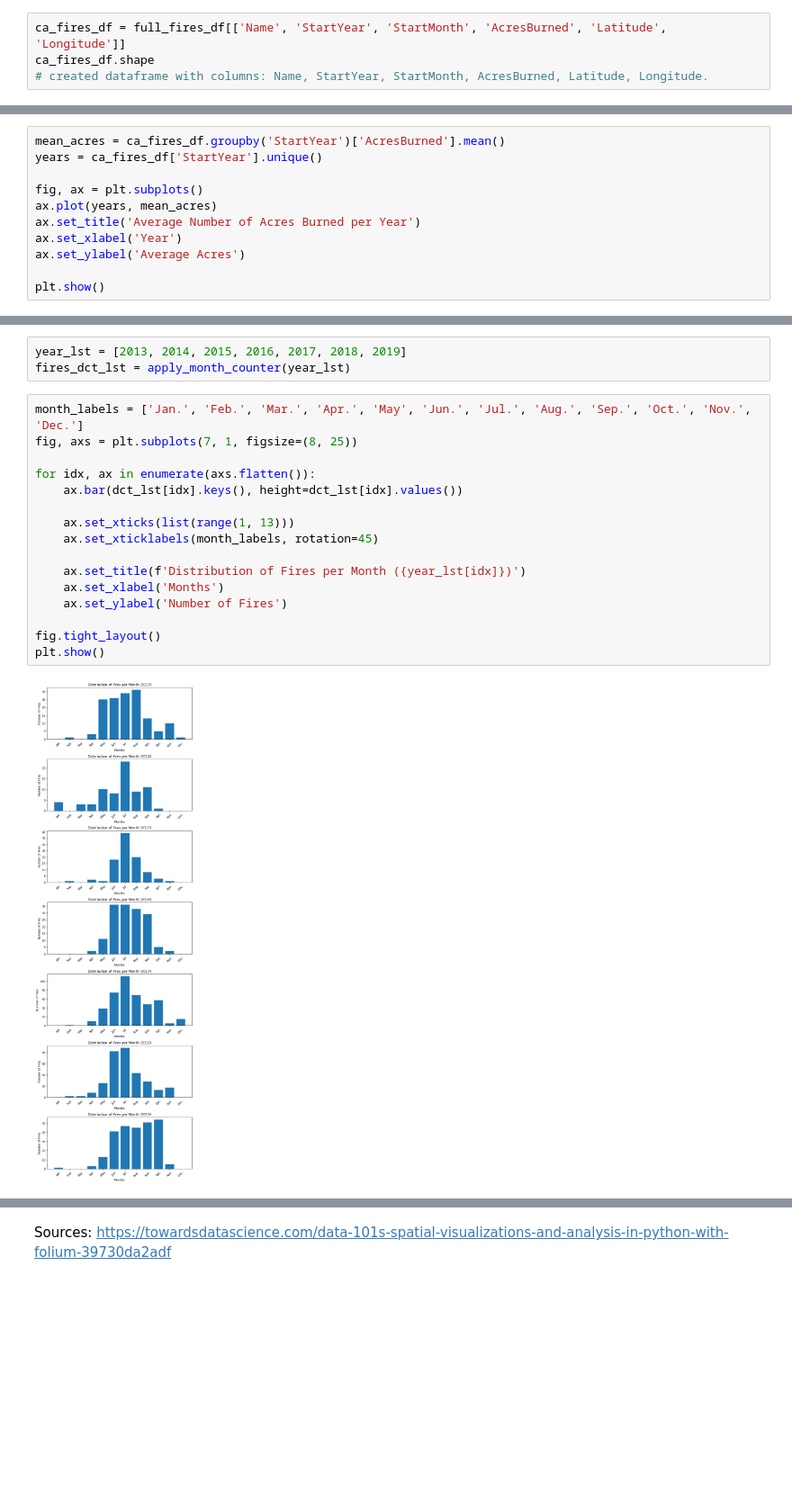
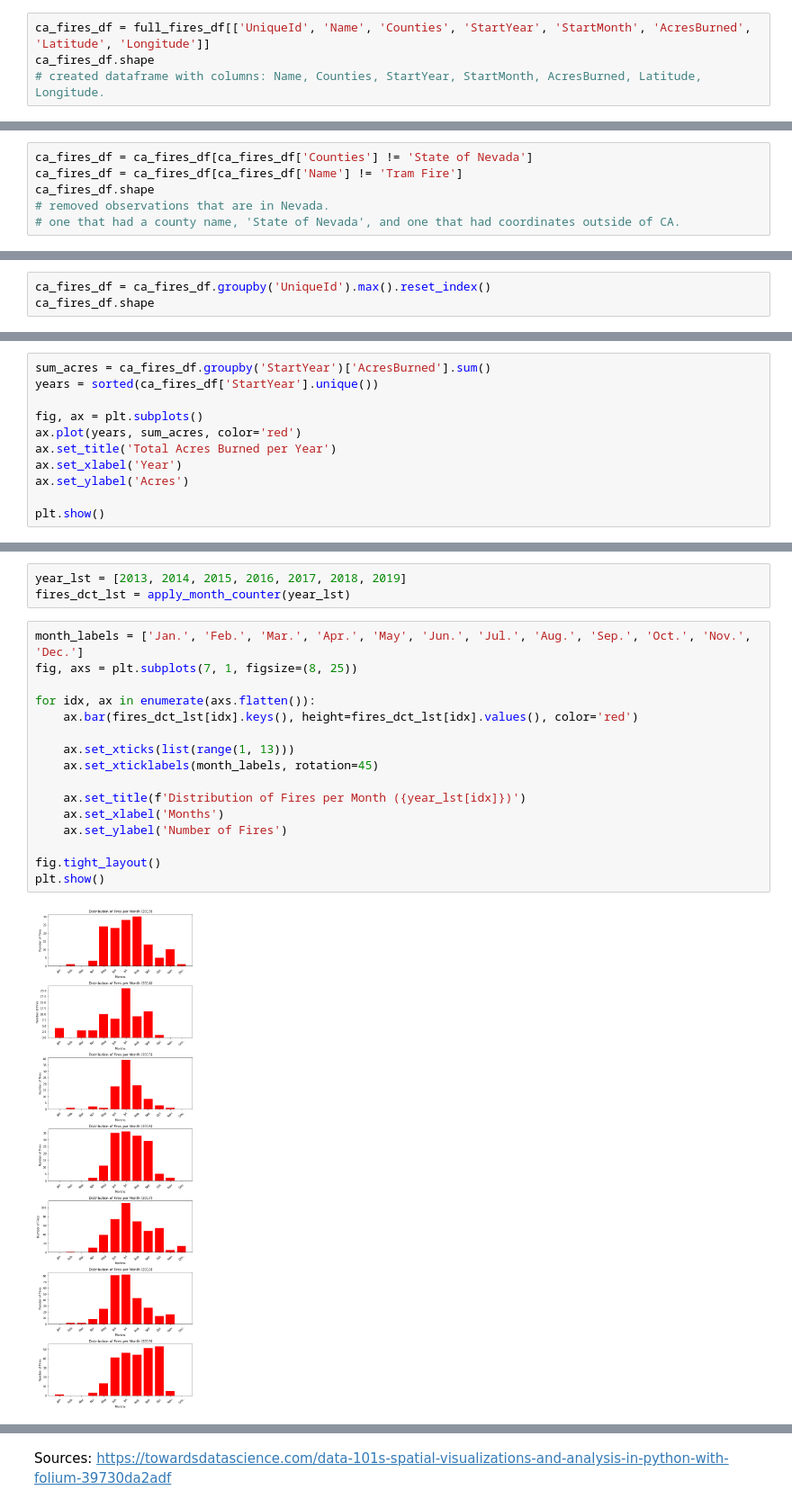
Before and after one commit to kaciewebster/ca-fire-incidents, a Jupyter notebook: ca-fire.ipynb, the cells around one changed output, grey strips where cells are left out. Shown at 90% size. Cells and saved outputs as stored; diff of their text form; blank space fills up the shorter version.

```diff
--- a/ca-fire.ipynb
+++ b/ca-fire.ipynb
@@ -101,7 +101,7 @@ full_fires_df['StartMonth']
 1635    10
 Name: StartMonth, Length: 1636, dtype: int64
 # %%
-ca_fires_df = full_fires_df[['Name', 'StartYear', 'StartMonth', 'AcresBurned', 'Latitude', 'Longitude']]
+ca_fires_df = full_fires_df[['UniqueId', 'Name', 'Counties', 'StartYear', 'StartMonth', 'AcresBurned', 'Latitude', 'Longitude']]
 ca_fires_df.shape
-# created dataframe with columns: Name, StartYear, StartMonth, AcresBurned, Latitude, Longitude.
+# created dataframe with columns: Name, Counties, StartYear, StartMonth, AcresBurned, Latitude, Longitude.
 # %% [output]
@@ -126,0 +134,6 @@ ca_fires_df.shape
+# %%
+ca_fires_df = ca_fires_df[ca_fires_df['Counties'] != 'State of Nevada']
+ca_fires_df = ca_fires_df[ca_fires_df['Name'] != 'Tram Fire']
+ca_fires_df.shape
+# removed observations that are in Nevada.
+# one that had a county name, 'State of Nevada', and one that had coordinates outside of CA.
@@ -163,0 +194,3 @@ memory usage: 79.8+ KB
+# %%
+ca_fires_df = ca_fires_df.groupby('UniqueId').max().reset_index()
+ca_fires_df.shape
@@ -198,12 +268,12 @@ plt.show()
 # %%
-mean_acres = ca_fires_df.groupby('StartYear')['AcresBurned'].mean()
-years = ca_fires_df['StartYear'].unique()
+sum_acres = ca_fires_df.groupby('StartYear')['AcresBurned'].sum()
+years = sorted(ca_fires_df['StartYear'].unique())
 
 fig, ax = plt.subplots()
-ax.plot(years, mean_acres)
-ax.set_title('Average Number of Acres Burned per Year')
+ax.plot(years, sum_acres, color='red')
+ax.set_title('Total Acres Burned per Year')
 ax.set_xlabel('Year')
-ax.set_ylabel('Average Acres')
+ax.set_ylabel('Acres')
 
 plt.show()
 # %% [output]
@@ -240,19 +325,19 @@ fires_dct_lst = apply_month_counter(year_lst)
 # %%
 month_labels = ['Jan.', 'Feb.', 'Mar.', 'Apr.', 'May', 'Jun.', 'Jul.', 'Aug.', 'Sep.', 'Oct.', 'Nov.', 'Dec.']
 fig, axs = plt.subplots(7, 1, figsize=(8, 25))
 
 for idx, ax in enumerate(axs.flatten()):
-    ax.bar(dct_lst[idx].keys(), height=dct_lst[idx].values())
+    ax.bar(fires_dct_lst[idx].keys(), height=fires_dct_lst[idx].values(), color='red')
 
     ax.set_xticks(list(range(1, 13)))
     ax.set_xticklabels(month_labels, rotation=45)
 
     ax.set_title(f'Distribution of Fires per Month ({year_lst[idx]})')
     ax.set_xlabel('Months')
     ax.set_ylabel('Number of Fires')
 
 fig.tight_layout()
 plt.show()
 # %% [output]
-[figure, old version]
+[figure, new version]
 # %% [markdown]
```
Also changed, not shown: parts of 25 cells of this notebook.
